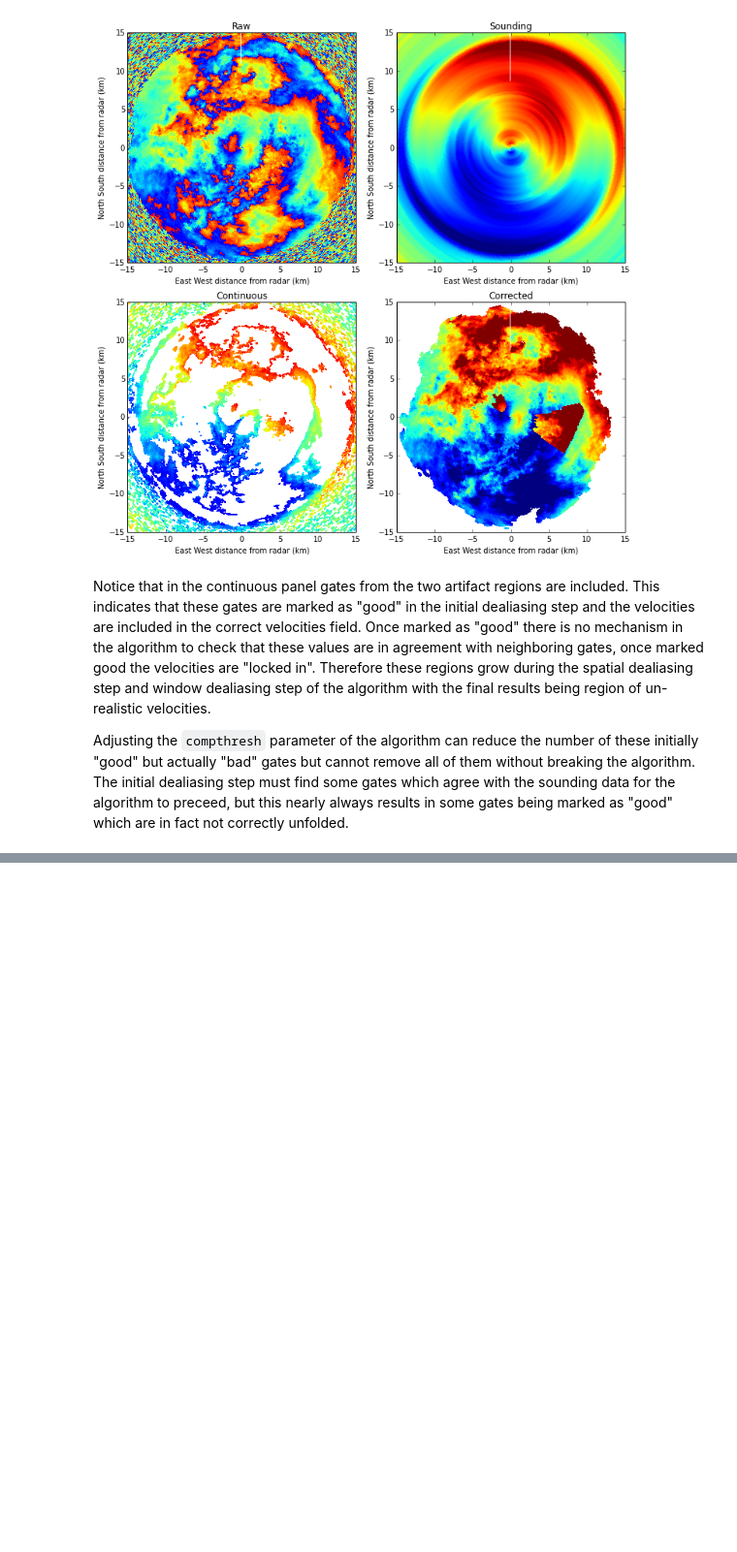
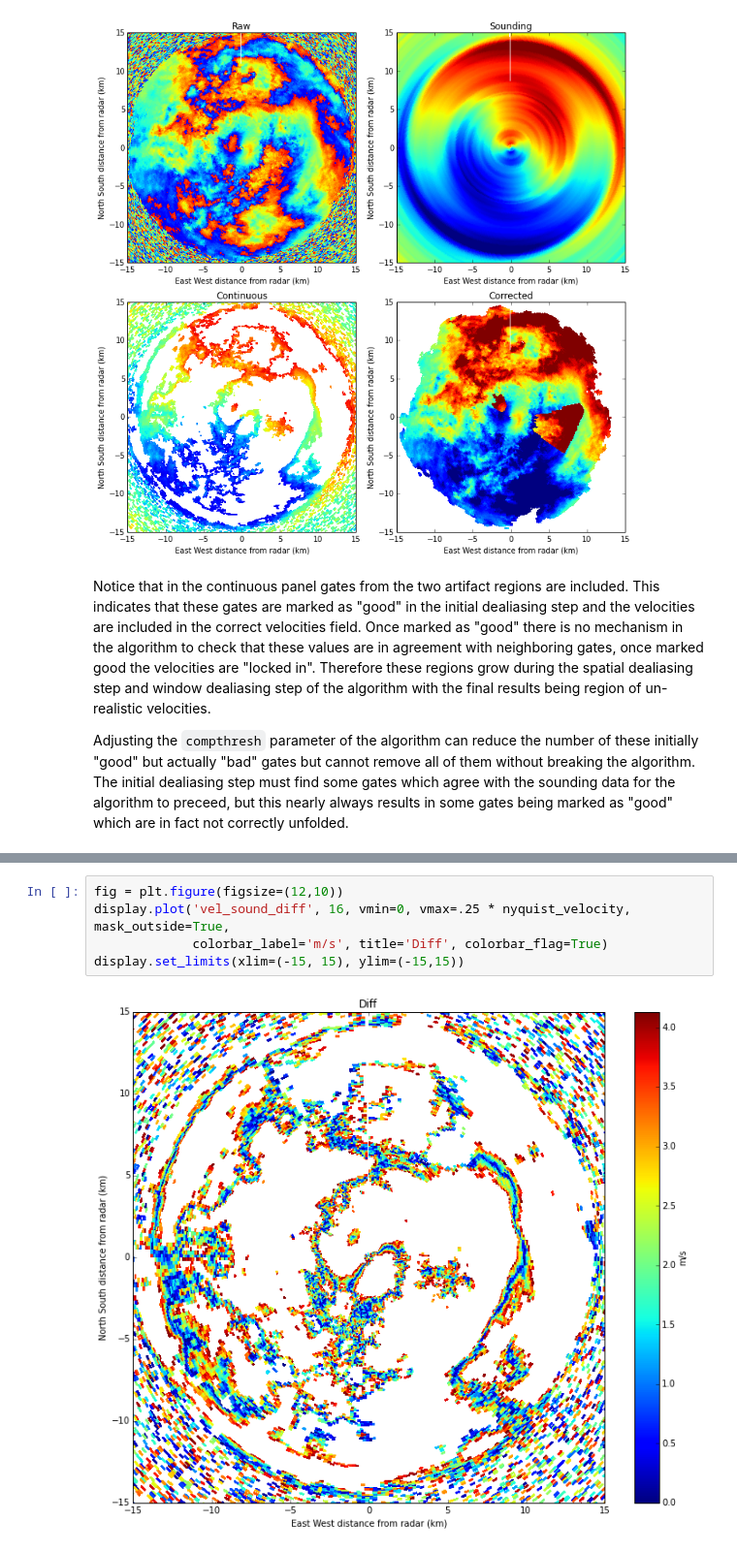
Before and after one commit to jjhelmus/dealias_notebooks, a Jupyter notebook: FourDD_fail_May_20_2011.ipynb, the cells around one changed output, grey strips where cells are left out. Shown at 97% size. Cells and saved outputs as stored; diff of their text form; blank space fills up the shorter version.

```diff
--- a/FourDD_fail_May_20_2011.ipynb
+++ b/FourDD_fail_May_20_2011.ipynb
@@ -202,0 +231,7 @@ Adjusting the `compthresh` parameter of the algorithm can reduce the number of t
+# %%
+fig = plt.figure(figsize=(12,10))
+display.plot('vel_sound_diff', 16, vmin=0, vmax=.25 * nyquist_velocity, mask_outside=True,
+             colorbar_label='m/s', title='Diff', colorbar_flag=True)
+display.set_limits(xlim=(-15, 15), ylim=(-15,15))
+# %% [output]
+[figure, added]
```
Also changed, not shown: parts of 3 cells of this notebook.
